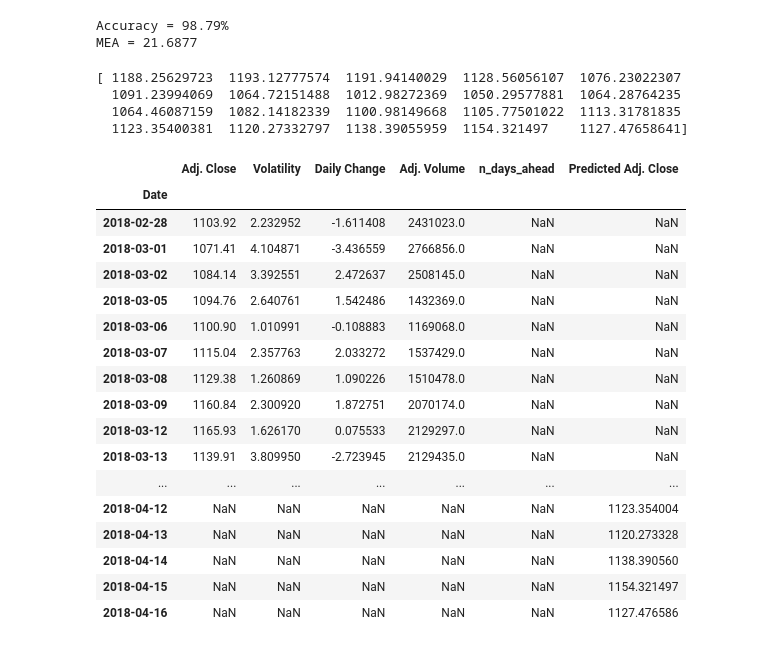
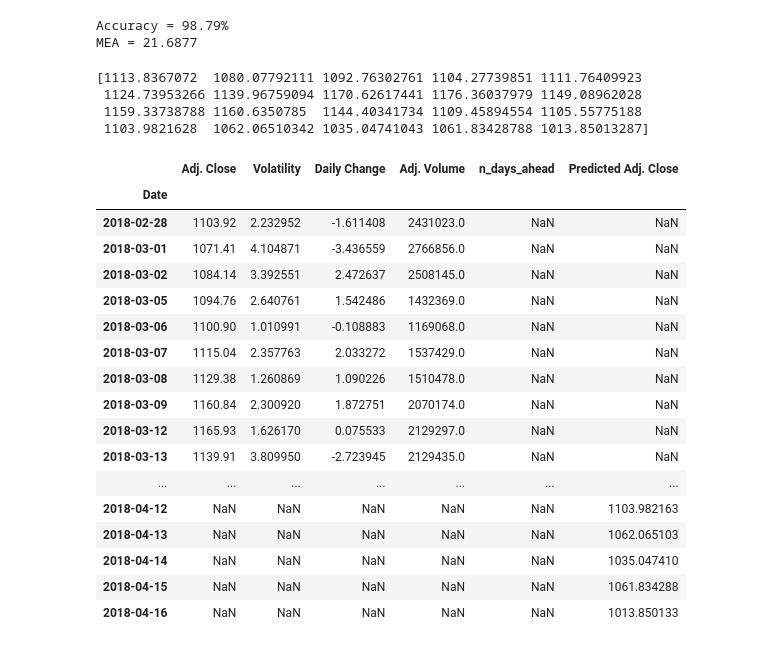
Before and after one commit to davidcampelo/machine-learning-tests, a Jupyter notebook: 1 - Regression.ipynb, the cells around one changed output. Drawn from its saved outputs; the diff is of its cells as text; code cells hidden in the pictures.

```diff
--- a/1 - Regression.ipynb
+++ b/1 - Regression.ipynb
@@ -90,8 +94,8 @@ X = np.array(df.drop(['n_days_ahead'], 1))
 # speed up model building
 X = preprocessing.scale(X)
 
+X_to_forecast = X[-NUMBER_OF_DAYS_TO_PREDICT:]  # values used to predict !
 X = X[:-NUMBER_OF_DAYS_TO_PREDICT]              # values to train
-X_to_forecast = X[-NUMBER_OF_DAYS_TO_PREDICT:]  # values used to predict !
 
 
 # Load labels into a numpy array also (y vector)
@@ -103,7 +107,7 @@ y = y[:-NUMBER_OF_DAYS_TO_PREDICT]
 # the random_state argument guarantees we get the same split every time we
 # call this method
 # Creating training/testing sets (80/20)
-X_train, X_test, y_train, y_test = cross_validation.train_test_split(X, y, test_size=0.2, random_state=0)
+X_train, X_test, y_train, y_test = train_test_split(X, y, test_size=0.2, random_state=0)
 
 print("train_size={} test_size={}".format(len(X_train), len(X_test)))
 # %% [output]
@@ -111,7 +115,7 @@ train_size=2723 test_size=681
 # %%
 # First let's try some different kernels of Support Vector Regression (SVR) classifier
 for k in ['linear','poly','rbf','sigmoid']:
-    classifier = svm.SVR(kernel=k)
+    classifier = SVR(kernel=k)
     classifier.fit(X_train, y_train)
     accuracy = classifier.score(X_test, y_test)
     print("Kernel={0} \t\tAccuracy={1:.2f}%".format(k, accuracy*100))
@@ -138,43 +142,44 @@ print(predictions)
 
 # Filling predictions in new rows
 # We're creating a new column to put the predicted Adj. Close prices :)
 df['Predicted Adj. Close'] = np.nan
 
 # Get the last datetime index in the DataFrame
 ONE_DAY_IN_SECONDS = 86400
 last_datetime_timestamp = df.iloc[-1].name.timestamp()
 
 for i in predictions:
     # create new date index and fill columns
     # XXX: not considering weekends!
     last_datetime_timestamp += ONE_DAY_IN_SECONDS
     new_index = datetime.datetime.fromtimestamp(last_datetime_timestamp)
-    df.loc[new_index] = [np.nan for _ in range(len(df.columns)-1)] + [i] # hack to fill columns ('i' is the last)
+#    df.loc[new_index] = [np.nan for _ in range(len(df.columns)-1)] + [i] # hack to fill columns ('i' is the last)
+    df.loc[new_index] = [np.nan] * (len(df.columns)-1) + [i] # hack to fill columns ('i' is the last)
 
 df.tail(40)
 # %% [output]
-[ 1188.25629723  1193.12777574  1191.94140029  1128.56056107  1076.23022307
-  1091.23994069  1064.72151488  1012.98272369  1050.29577881  1064.28764235
-  1064.46087159  1082.14182339  1100.98149668  1105.77501022  1113.31781835
-  1123.35400381  1120.27332797  1138.39055959  1154.321497    1127.47658641]
+[1113.8367072  1080.07792111 1092.76302761 1104.27739851 1111.76409923
+ 1124.73953266 1139.96759094 1170.62617441 1176.36037979 1149.08962028
+ 1159.33738788 1160.6350785  1144.40341734 1109.45894554 1105.55775188
+ 1103.9821628  1062.06510342 1035.04741043 1061.83428788 1013.85013287]
 |  | Adj. Close | Volatility | Daily Change | Adj. Volume | n_days_ahead | Predicted Adj. Close |
 | Date |  |  |  |  |  |  |
 | 2018-02-28 | 1103.92 | 2.232952 | -1.611408 | 2431023.0 | NaN | NaN |
 | 2018-03-01 | 1071.41 | 4.104871 | -3.436559 | 2766856.0 | NaN | NaN |
 | 2018-03-02 | 1084.14 | 3.392551 | 2.472637 | 2508145.0 | NaN | NaN |
 | 2018-03-05 | 1094.76 | 2.640761 | 1.542486 | 1432369.0 | NaN | NaN |
 | 2018-03-06 | 1100.90 | 1.010991 | -0.108883 | 1169068.0 | NaN | NaN |
 | 2018-03-07 | 1115.04 | 2.357763 | 2.033272 | 1537429.0 | NaN | NaN |
 | 2018-03-08 | 1129.38 | 1.260869 | 1.090226 | 1510478.0 | NaN | NaN |
 | 2018-03-09 | 1160.84 | 2.300920 | 1.872751 | 2070174.0 | NaN | NaN |
 | 2018-03-12 | 1165.93 | 1.626170 | 0.075533 | 2129297.0 | NaN | NaN |
 | 2018-03-13 | 1139.91 | 3.809950 | -2.723945 | 2129435.0 | NaN | NaN |
 | ... | ... | ... | ... | ... | ... | ... |
-| 2018-04-12 | NaN | NaN | NaN | NaN | NaN | 1123.354004 |
-| 2018-04-13 | NaN | NaN | NaN | NaN | NaN | 1120.273328 |
-| 2018-04-14 | NaN | NaN | NaN | NaN | NaN | 1138.390560 |
-| 2018-04-15 | NaN | NaN | NaN | NaN | NaN | 1154.321497 |
-| 2018-04-16 | NaN | NaN | NaN | NaN | NaN | 1127.476586 |
+| 2018-04-12 | NaN | NaN | NaN | NaN | NaN | 1103.982163 |
+| 2018-04-13 | NaN | NaN | NaN | NaN | NaN | 1062.065103 |
+| 2018-04-14 | NaN | NaN | NaN | NaN | NaN | 1035.047410 |
+| 2018-04-15 | NaN | NaN | NaN | NaN | NaN | 1061.834288 |
+| 2018-04-16 | NaN | NaN | NaN | NaN | NaN | 1013.850133 |
 # %%
 df.tail(50)
 # %% [output]
```
Also changed, not shown: parts of 3 cells of this notebook.
